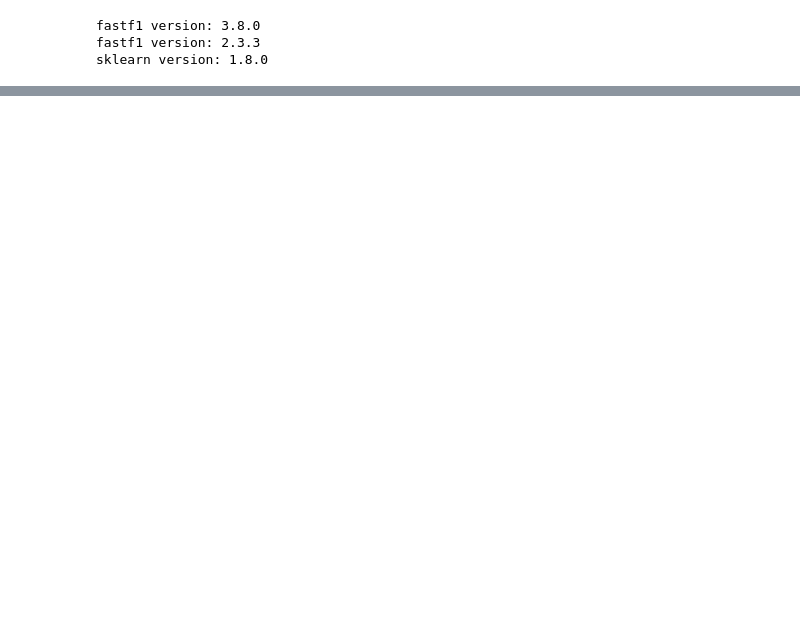
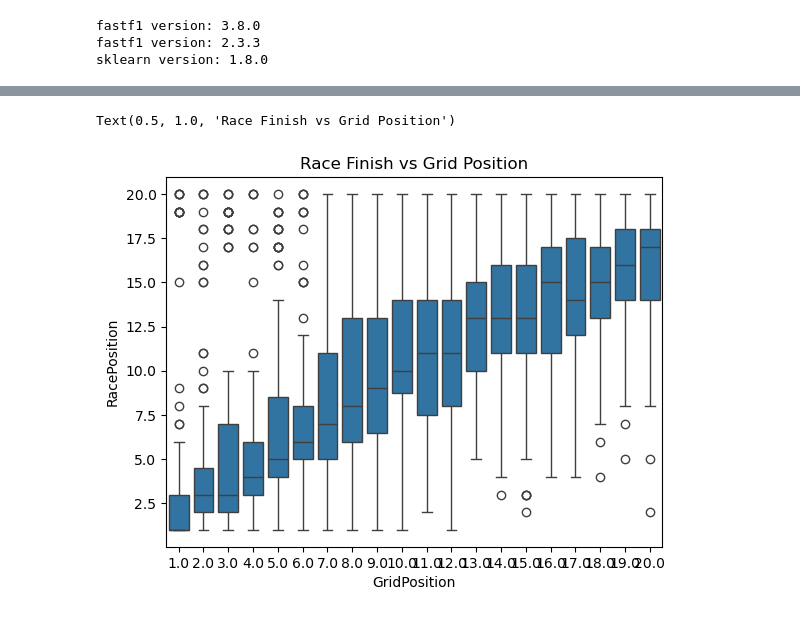
Before and after one commit to JohanRamirez2022/F1-Driver-Race-Position-Predictor, a Jupyter notebook: F1.ipynb, the cells around one changed output, grey strips where cells are left out. Drawn from its saved outputs; the diff is of its cells as text; code cells hidden in the pictures; blank space fills up the shorter version.

```diff
--- a/F1.ipynb
+++ b/F1.ipynb
@@ -176,0 +280,6 @@ plt.savefig('2023Races_Corr_Matrix.png')
+# %%
+sns.boxplot(data = df, x = 'GridPosition', y ='RacePosition')
+plt.title('Race Finish vs Grid Position')
+# %% [output]
+Text(0.5, 1.0, 'Race Finish vs Grid Position')
+[figure, added]
```
Also changed, not shown: parts of 11 cells of this notebook, 6 other files.
